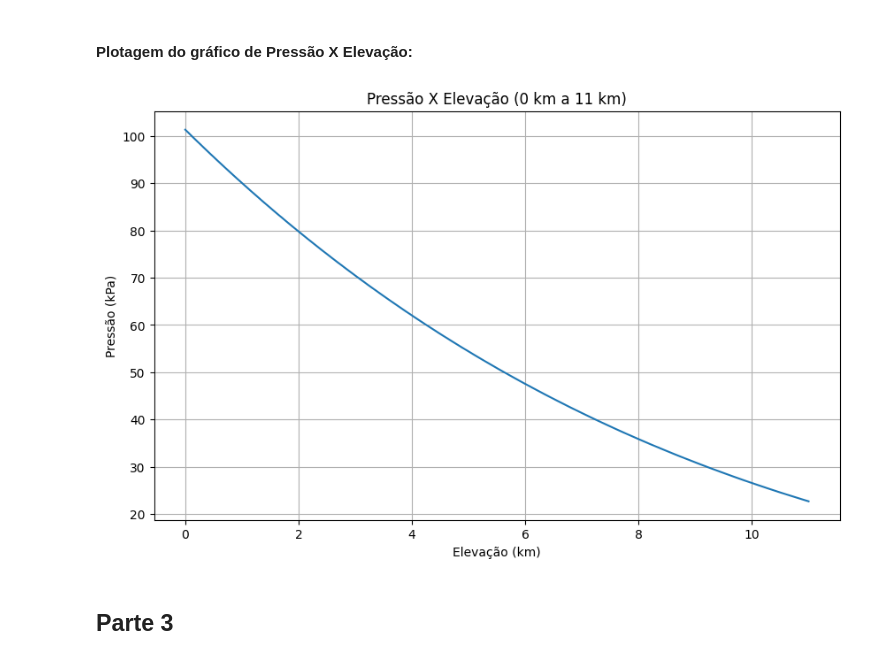
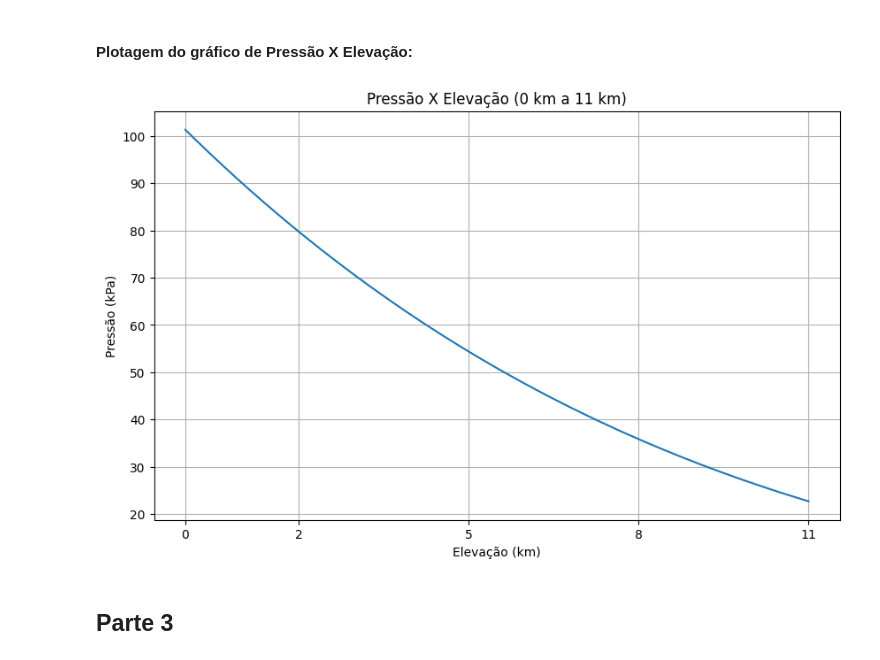
Before and after one commit to bernardo-gontijo/Ativ1-MecSolMecFlu, a Jupyter notebook: atividade1.ipynb, the cells around one changed output. Drawn from its saved outputs; the diff is of its cells as text; code cells hidden in the pictures.

```diff
--- a/atividade1.ipynb
+++ b/atividade1.ipynb
@@ -301,19 +302,20 @@ def pressao_variavel(e):
 # %% [markdown]
 #### Plotagem do gráfico de Pressão X Elevação:
 # %%
-elevacao = np.linspace(0, 11, 100)
+elevacao_0_11 = np.linspace(0, 11, 100)
 
-pressao2 = pressao_variavel(elevacao)
+pressao_0_11 = pressao_variavel(elevacao_0_11)
 
 plt.figure(figsize=(10, 6))
-plt.plot(elevacao, pressao2 / 1000)
+plt.plot(elevacao_0_11, pressao_0_11 / 1000)
 plt.xlabel('Elevação (km)')
 plt.ylabel('Pressão (kPa)')
 plt.title('Pressão X Elevação (0 km a 11 km)')
+plt.xticks([0, 2, 5, 8, 11])
 plt.grid(True)
 plt.show()
 # %% [output]
-[figure, old version]
+[figure, new version]
 # %% [markdown]
 
 ## Parte 3
```
Also changed, not shown: parts of 2 cells of this notebook.
